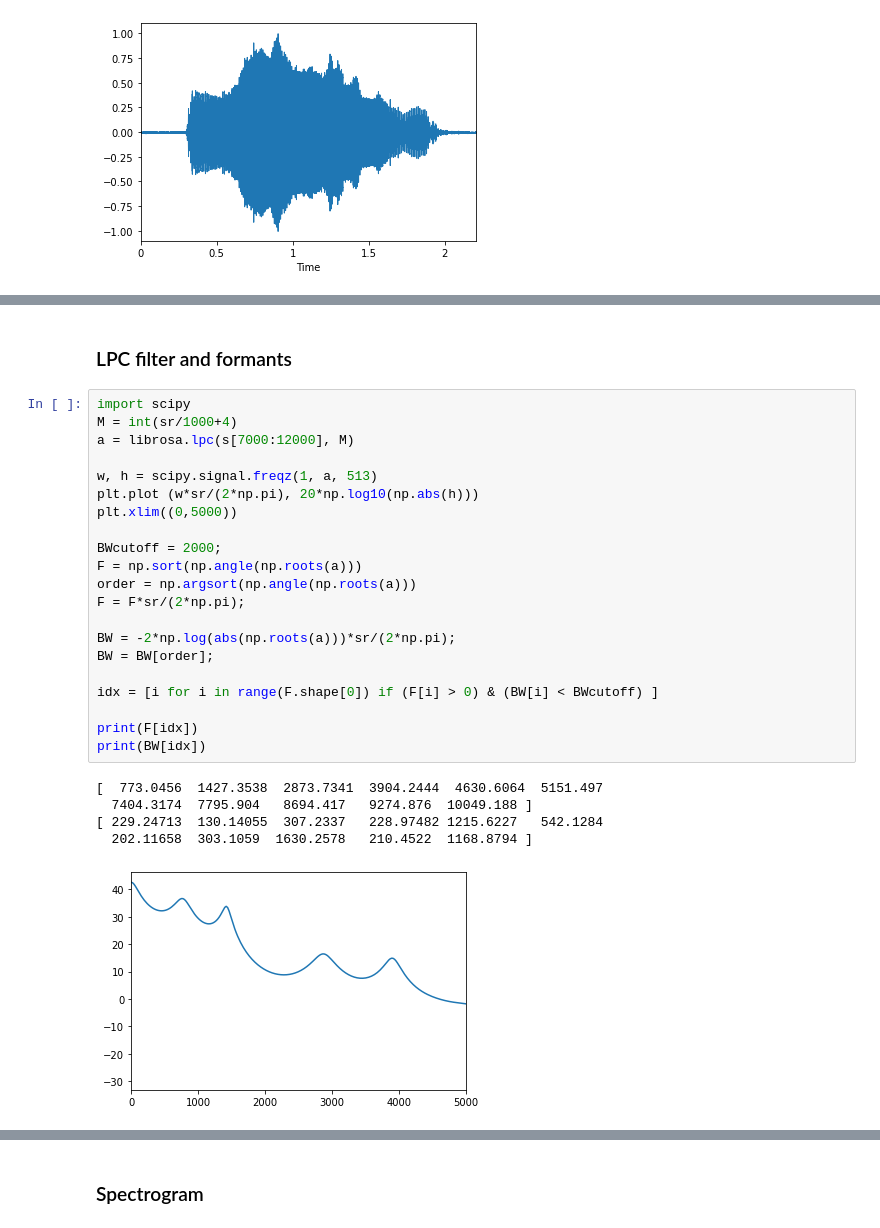
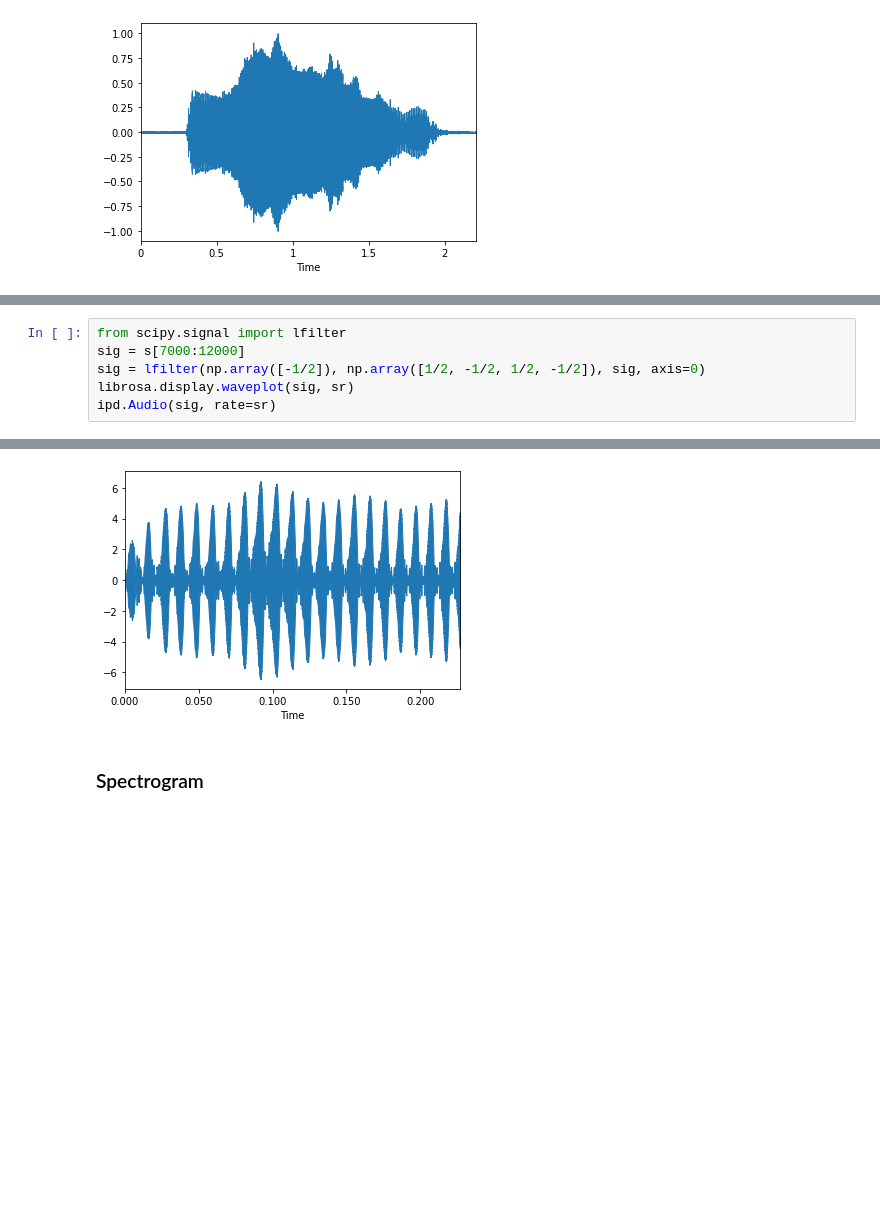
Before and after one commit to hsnam95/class2022Spring, a Jupyter notebook: sound_librosa.ipynb, the cells around one changed output, grey strips where cells are left out. Saved outputs shown, nothing was run; the diff lists cells and outputs as text; blank space fills up the shorter version.

```diff
--- a/sound_librosa.ipynb
+++ b/sound_librosa.ipynb
@@ -54,32 +46,10 @@ librosa.display.waveplot(s, sr)
 ipd.Audio(s[7000:12000], rate=sr)
 # %% [output]
 [interactive output not drawn]
-# %% [markdown]
-### LPC filter and formants
-# %%
-import scipy
-M = int(sr/1000+4)
-a = librosa.lpc(s[7000:12000], M)
-
-w, h = scipy.signal.freqz(1, a, 513)
-plt.plot (w*sr/(2*np.pi), 20*np.log10(np.abs(h)))
-plt.xlim((0,5000))
-
-BWcutoff = 2000;
-F = np.sort(np.angle(np.roots(a)))
-order = np.argsort(np.angle(np.roots(a)))
-F = F*sr/(2*np.pi);
-
-BW = -2*np.log(abs(np.roots(a)))*sr/(2*np.pi);
-BW = BW[order];
-
-idx = [i for i in range(F.shape[0]) if (F[i] > 0) & (BW[i] < BWcutoff) ]
-
-print(F[idx])
-print(BW[idx])
-# %% [output]
-[  773.0456  1427.3538  2873.7341  3904.2444  4630.6064  5151.497
-  7404.3174  7795.904   8694.417   9274.876  10049.188 ]
-[ 229.24713  130.14055  307.2337   228.97482 1215.6227   542.1284
-  202.11658  303.1059  1630.2578   210.4522  1168.8794 ]
-[figure, removed]
+# %%
+from scipy.signal import lfilter
+sig = s[7000:12000]
+sig = lfilter(np.array([-1/2]), np.array([1/2, -1/2, 1/2, -1/2]), sig, axis=0)
+librosa.display.waveplot(sig, sr)
+ipd.Audio(sig, rate=sr)
+# %% [output]
@@ -86,3 +57,4 @@ print(BW[idx])
+[figure, added]
 # %% [markdown]
 ### Spectrogram
 # %%
```
Also changed, not shown: parts of 4 cells of this notebook.
